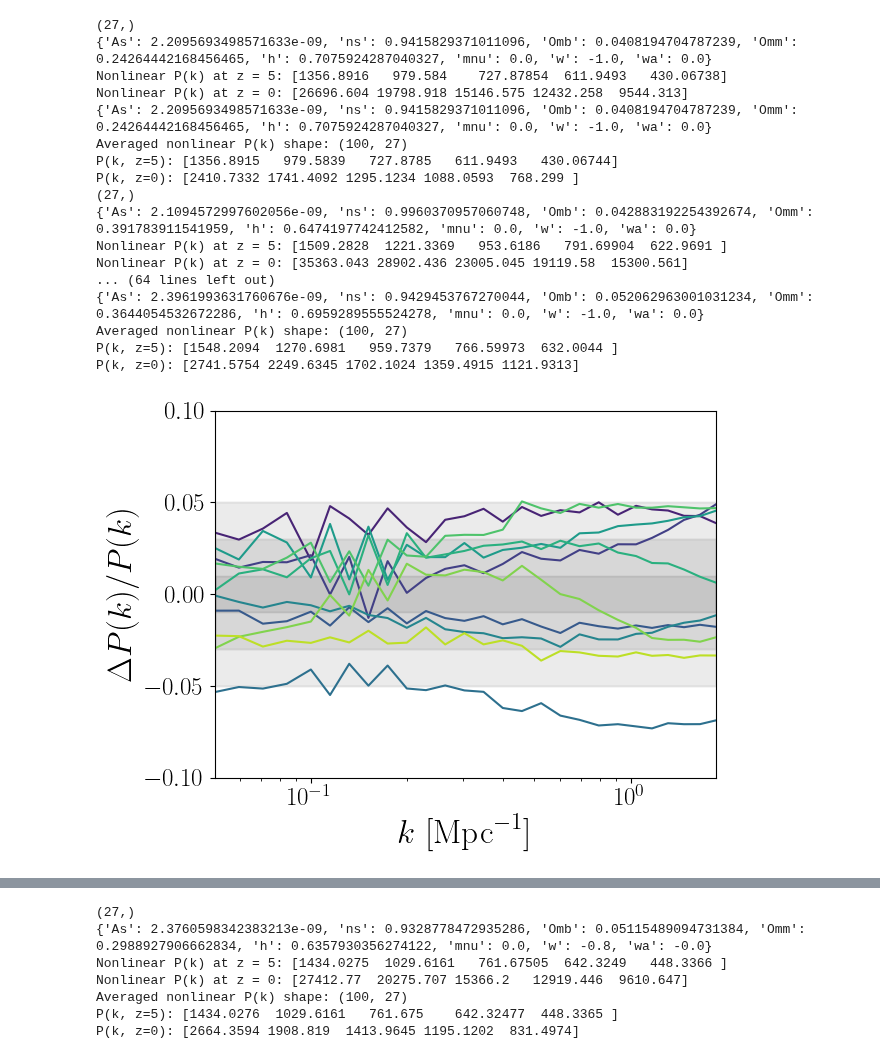
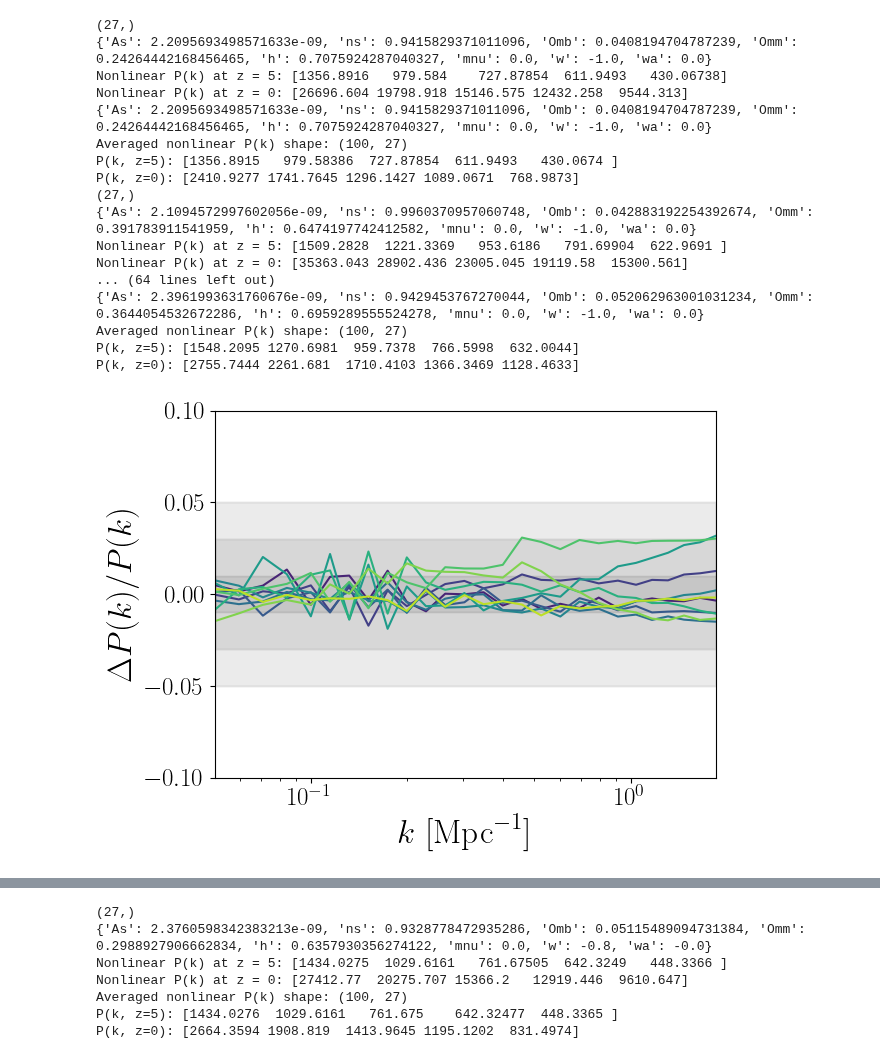
Before and after one commit to pltaylor16/odd_emu, a Jupyter notebook: new_approach_2/results.ipynb, the cells around one changed output, grey strips where cells are left out. Cells and saved outputs as stored; diff of their text form; code cells hidden in the pictures.

```diff
--- a/new_approach_2/results.ipynb
+++ b/new_approach_2/results.ipynb
@@ -387,13 +407,15 @@ for j in range(10):
 
     # --- Load normalization ---
     data_dir = "/srv/scratch3/taylor.4264/odd_emu/production_run_logpk/merged/"
-    norm_data = np.load(os.path.join(data_dir, "logpk_data.npz"))
+    norm_data = np.load(os.path.join(data_dir, "logpk_data_with_dHz_dz.npz"))
     Hz_all = norm_data["Hz"]
     rho_m_all = norm_data["rho_m"]
+    dHz_dz_all = norm_data["dHz_dz"]
 
     H_mean, H_std = Hz_all.mean(), Hz_all.std()
     log_rho_all = np.log10(rho_m_all + 1e-30)
     log_rho_mean, log_rho_std = log_rho_all.mean(), log_rho_all.std()
+    dH_mean, dH_std = dHz_dz_all.mean(), dHz_dz_all.std()
 
     def H_norm(z):
         return (Hz_func(z) - H_mean) / H_std
@@ -401,15 +423,32 @@ for j in range(10):
     def rho_norm(z):
         return (jnp.log10(rho_m_func(z) + 1e-30) - log_rho_mean) / log_rho_std
 
+    def dHdz_norm(z):
+        H0 = 100.0 * h
+        Ez2_matter = Omm * (1 + z)**3
+        Ez2_de = (1 - Omm) * (1 + z)**(3 * (1 + w + wa)) * jnp.exp(-3 * wa * z / (1 + z))
+        Ez2 = Ez2_matter + Ez2_de
+        E = jnp.sqrt(Ez2)
+
+        dEz2_matter_dz = 3 * Omm * (1 + z)**2
+        dEz2_de_dz = (1 - Omm) * (
+            3 * (1 + w + wa) * (1 + z)**(3 * (1 + w + wa) - 1) * jnp.exp(-3 * wa * z / (1 + z))
+            + (1 + z)**(3 * (1 + w + wa)) * jnp.exp(-3 * wa * z / (1 + z)) * (3 * wa) / (1 + z)**2
+        )
+        dEz2_dz = dEz2_matter_dz + dEz2_de_dz
+        dH_dz = 0.5 * H0 * dEz2_dz / E
+
+        return (dH_dz - dH_mean) / dH_std
+
     # --- Define model class ---
     class RHS(eqx.Module):
         mlp: eqx.nn.MLP
         def __init__(self, key=None):
             dummy_key = jax.random.PRNGKey(0) if key is None else key
-            self.mlp = eqx.nn.MLP(in_size=k_shp + 2, out_size=k_shp, width_size=512, depth=4, key=dummy_key)
+            self.mlp = eqx.nn.MLP(in_size=k_shp + 3, out_size=k_shp, width_size=512, depth=4, key=dummy_key)
 
-        def __call__(self, P, H, rho):
-            x = jnp.concatenate([P, H, rho])
+        def __call__(self, P, H, rho, dH):
+            x = jnp.concatenate([P, H, rho, dH])
             return self.mlp(x)
 
     # --- ODE RHS ---
@@ -417,7 +456,8 @@ for j in range(10):
         model, = args
         H_z = jnp.atleast_1d(H_norm(z))
         rho_z = jnp.atleast_1d(rho_norm(z))
-        return model(logP, H_z, rho_z)
+        dHz_z = jnp.atleast_1d(dHdz_norm(z))
+        return model(logP, H_z, rho_z, dHz_z)
 
     # --- Initial condition and time range ---
     z0 = 5.0
@@ -429,8 +469,8 @@ for j in range(10):
     model_dir = "/srv/scratch3/taylor.4264/odd_emu/models_final"
     all_pk = []
 
-    for i in range(10):
-        model_path = os.path.join(model_dir, f"learned_model_logpk_noz_{i}.eqx")
+    for i in range(4):
+        model_path = os.path.join(model_dir, f"learned_model_logpk_dH_{i}.eqx")
         model = RHS()
         model_params = eqx.tree_deserialise_leaves(model_path, model)
         model = eqx.combine(model_params, model)
@@ -467,38 +507,38 @@ for j in range(10):
     plt.xlabel(r"$k\ [\mathrm{Mpc}^{-1}]$")
     plt.ylabel(r"$\Delta P(k) / P(k)$")
 
     #plt.axhspan(-0.02, 0.02, color='gray', alpha=0.3, zorder=0)
     plt.axhspan(-0.05, 0.05, color='gray', alpha=0.01, zorder=0)
     plt.axhspan(-0.03, 0.03, color='gray', alpha=0.01, zorder=0)
     plt.axhspan(-0.01, 0.01, color='gray', alpha=0.02, zorder=0)
     #plt.axhspan(-0.01, 0.01, color='gray', alpha=0.3, zorder=0)
 
 
     # --- Set shared x-limits ---
     plt.xlim(k.min(), k.max())
     plt.ylim(-0.1,0.1)
 
 plt.tight_layout()
 plt.savefig('plots/error.pdf')
 # %% [output]
 (27,)
 {'As': 2.2095693498571633e-09, 'ns': 0.9415829371011096, 'Omb': 0.0408194704787239, 'Omm': 0.24264442168456465, 'h': 0.7075924287040327, 'mnu': 0.0, 'w': -1.0, 'wa': 0.0}
 Nonlinear P(k) at z = 5: [1356.8916   979.584    727.87854  611.9493   430.06738]
 Nonlinear P(k) at z = 0: [26696.604 19798.918 15146.575 12432.258  9544.313]
 {'As': 2.2095693498571633e-09, 'ns': 0.9415829371011096, 'Omb': 0.0408194704787239, 'Omm': 0.24264442168456465, 'h': 0.7075924287040327, 'mnu': 0.0, 'w': -1.0, 'wa': 0.0}
 Averaged nonlinear P(k) shape: (100, 27)
-P(k, z=5): [1356.8915   979.5839   727.8785   611.9493   430.06744]
-P(k, z=0): [2410.7332 1741.4092 1295.1234 1088.0593  768.299 ]
+P(k, z=5): [1356.8915   979.58386  727.87854  611.9493   430.0674 ]
+P(k, z=0): [2410.9277 1741.7645 1296.1427 1089.0671  768.9873]
 (27,)
 {'As': 2.1094572997602056e-09, 'ns': 0.9960370957060748, 'Omb': 0.042883192254392674, 'Omm': 0.391783911541959, 'h': 0.6474197742412582, 'mnu': 0.0, 'w': -1.0, 'wa': 0.0}
 Nonlinear P(k) at z = 5: [1509.2828  1221.3369   953.6186   791.69904  622.9691 ]
 Nonlinear P(k) at z = 0: [35363.043 28902.436 23005.045 19119.58  15300.561]
 ... (64 lines left out)
 {'As': 2.3961993631760676e-09, 'ns': 0.9429453767270044, 'Omb': 0.052062963001031234, 'Omm': 0.3644054532672286, 'h': 0.6959289555524278, 'mnu': 0.0, 'w': -1.0, 'wa': 0.0}
 Averaged nonlinear P(k) shape: (100, 27)
-P(k, z=5): [1548.2094  1270.6981   959.7379   766.59973  632.0044 ]
-P(k, z=0): [2741.5754 2249.6345 1702.1024 1359.4915 1121.9313]
+P(k, z=5): [1548.2095 1270.6981  959.7378  766.5998  632.0044]
+P(k, z=0): [2755.7444 2261.681  1710.4103 1366.3469 1128.4633]
-[figure, old version]
+[figure, new version]
 # %%
 import numpy as np
 from cosmopower_jax.cosmopower_jax import CosmoPowerJAX
```
Also changed, not shown: parts of 2 cells of this notebook.
